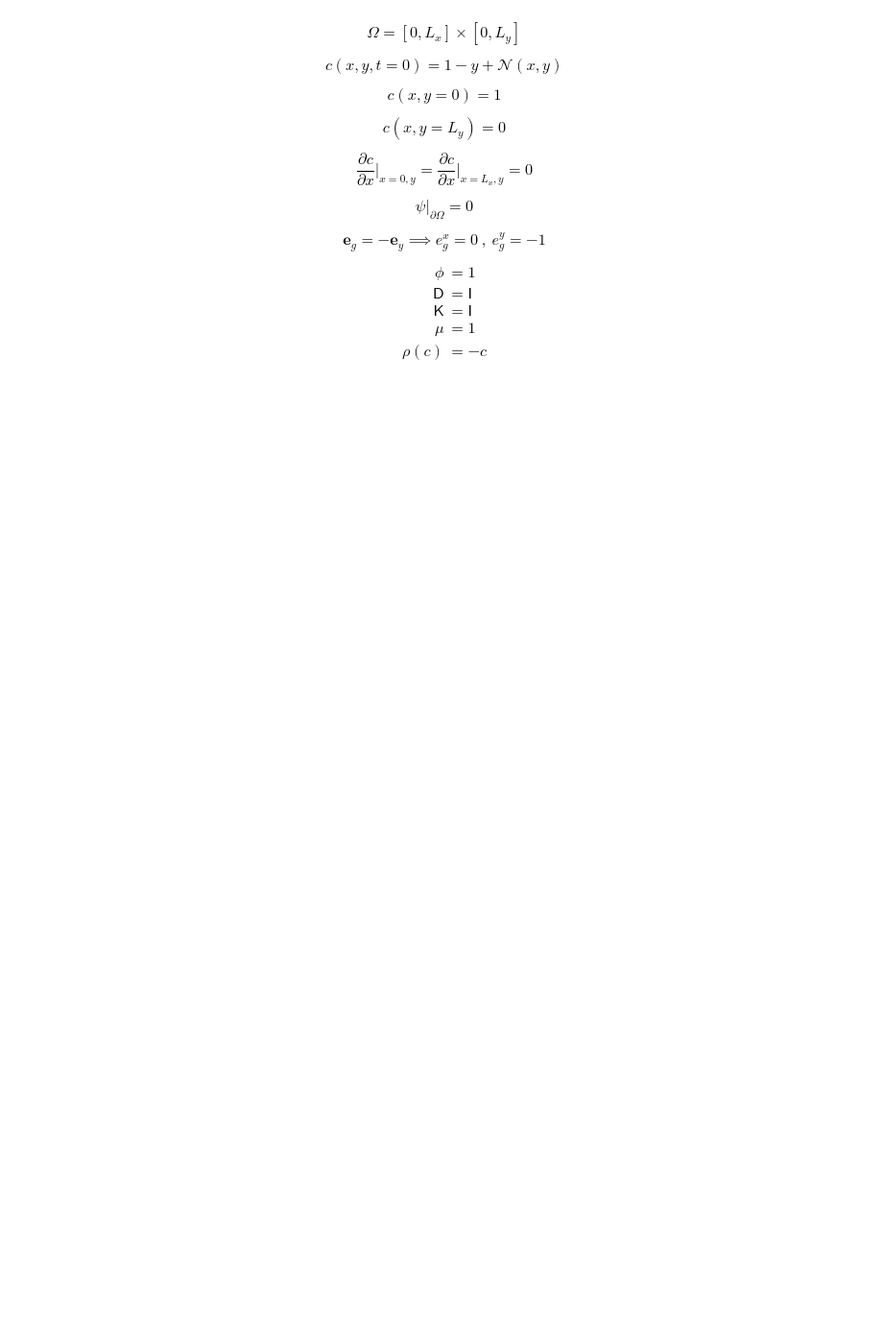
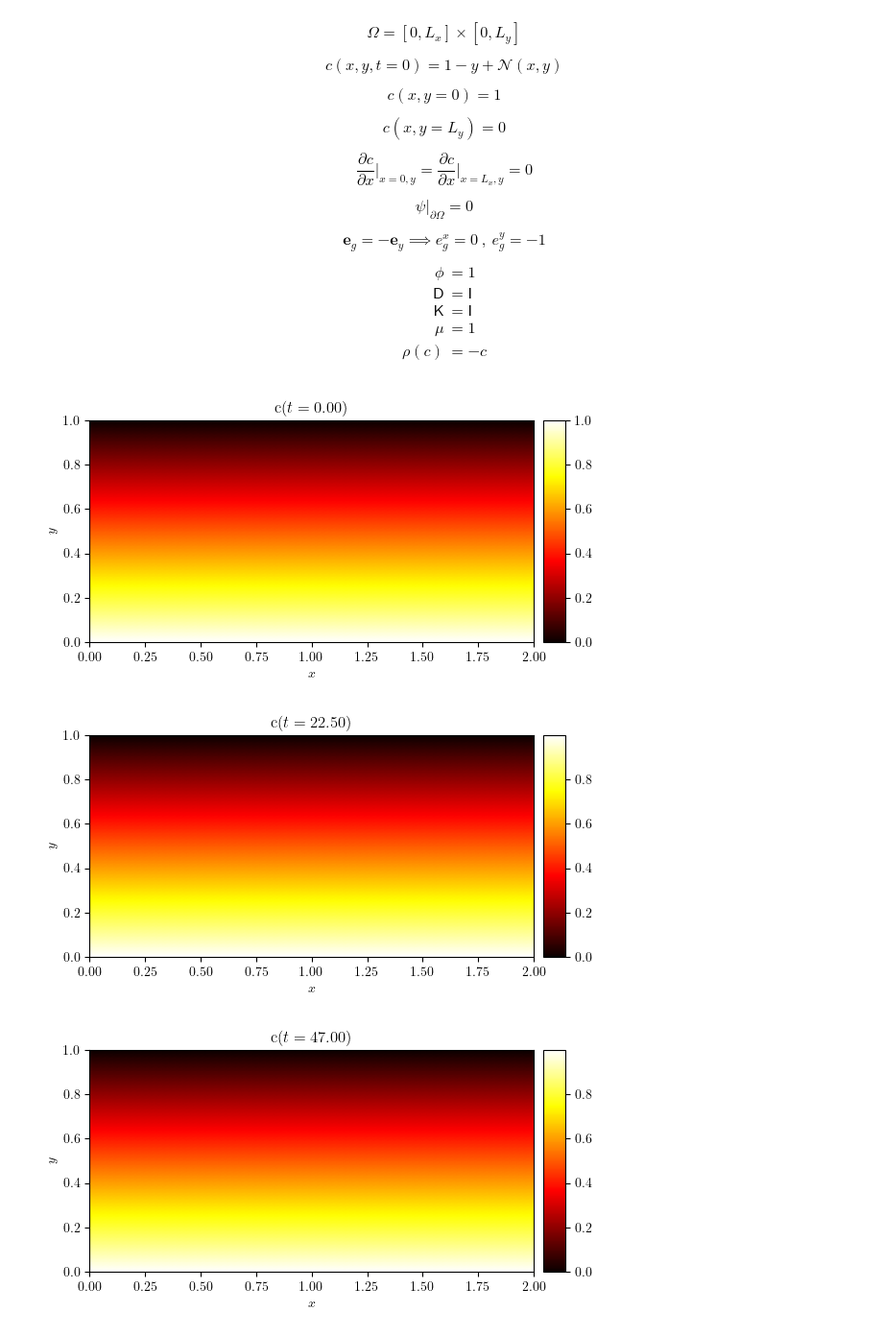
Before and after one commit to george-poole/LUCiFEx, a Jupyter notebook: demo/A08_porous_convection_rayleigh_benard.ipynb, the cells around one changed output. Shown at 96% size. Cells and saved outputs as stored; diff of their text form; code cells hidden in the pictures; blank space fills up the shorter version.

```diff
--- a/demo/A08_porous_convection_rayleigh_benard.ipynb
+++ b/demo/A08_porous_convection_rayleigh_benard.ipynb
@@ -154,29 +185 @@ def rayleigh_benard_2d(
-# %%
-Lx = 2.0
-Ly = 1.0
-Nx = 64
-Ny = 64
-
-Ra = 500.0
-
-c_eps = 1e-3
-c_freq = (12, 8)
-c_seed = (123, 456)
-
-D_adv = AB2
-D_diff = CN
-
-simulation = rayleigh_benard_2d(
-    Lx,
-    Ly,
-    Nx,
-    Ny,
-    'quadrilateral',
-    Ra,
-    c_eps,
-    c_freq,
-    c_seed,
-    D_adv=D_adv,
-    D_diff=D_diff,
-)
 # %%
@@ -185,8 +190,12 @@ integrate(simulation, n_stop)
 # %%
 c = simulation['c']
 
 i_mid = int(0.5 * len(c.series))
 time_indices = (0, i_mid,  -1)
 for i in time_indices:
-    fig, ax = plot_colormap(c.series[i], title=f'c(t={c.time_series[i]:.2f})')
-    write(fig, f'A08_rayleigh_benard_t={c.time_series[i]:.2f}')
+    fig, ax = plot_colormap(c.series[i], title=f'c($t={c.time_series[i]:.2f})$')
+    # write(fig, f'A08_rayleigh_benard_t={c.time_series[i]:.2f}')
+# %% [output]
+[figure, added]
+[figure, added]
+[figure, added]
```
Also changed, not shown: parts of 4 cells of this notebook, 9 other files.
